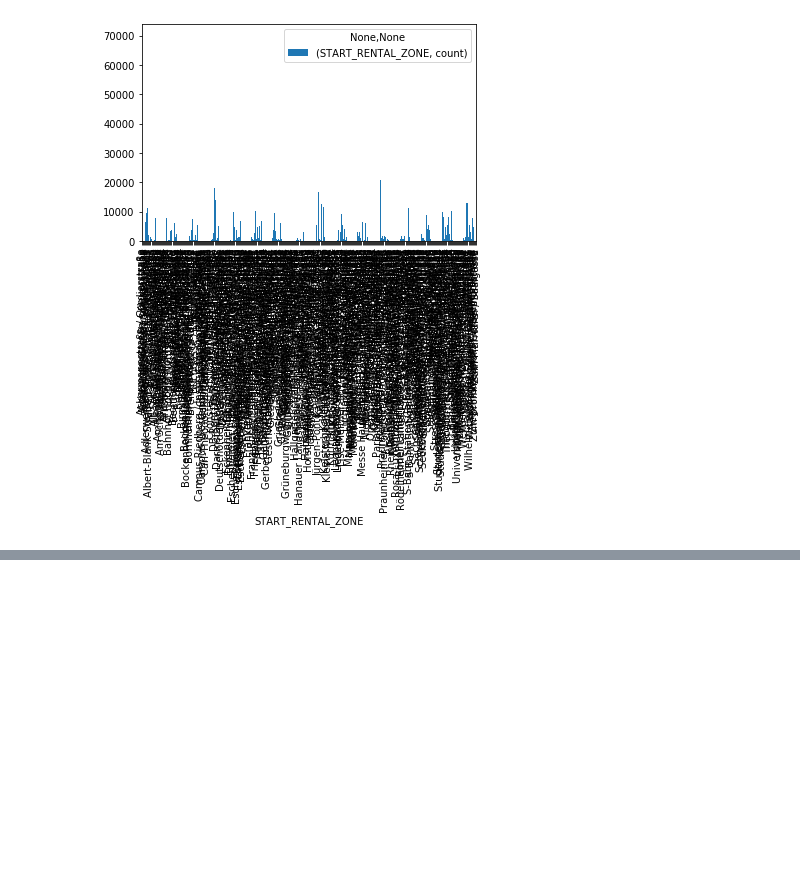
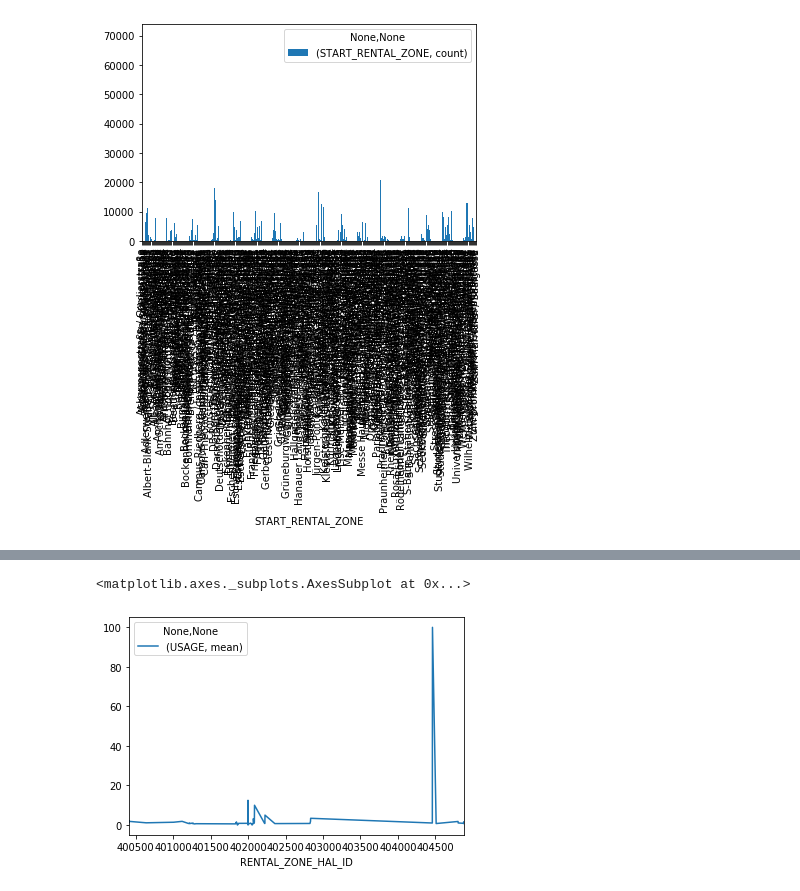
Before and after one commit to AA-Black-Mamba/Workspace, a Jupyter notebook: ProjectONE.ipynb, the cells around one changed output, grey strips where cells are left out. Drawn from its saved outputs; the diff is of its cells as text; code cells hidden in the pictures; blank space fills up the shorter version.

```diff
--- a/ProjectONE.ipynb
+++ b/ProjectONE.ipynb
@@ -186,3 +186,5 @@ rentalzone.groupby(['START_RENTAL_ZONE']).agg({'START_RENTAL_ZONE': ['count']}).
 # %% [output]
 AttributeError: 'AxesSubplot' object has no attribute 'head'
 [figure]
+# %%
+availbility_data = pd.read_csv('./HACKATHON_AVAILABILITY_CALL_A_BIKE.csv', delimiter=';')
@@ -188,0 +267,2 @@ AttributeError: 'AxesSubplot' object has no attribute 'head'
+# %%
+availbility_data['AVAILABILITY'] = np.where(availbility_data['AVAILABILITY']==86400, '1', '0')
@@ -188,0 +279,2 @@ AttributeError: 'AxesSubplot' object has no attribute 'head'
+# %%
+availbility_data2 = availbility_data.groupby(['DATE_DAY', 'RENTAL_ZONE_HAL_ID', 'AVAILABILITY']).agg({'AVAILABILITY': ['count']}).unstack().fillna(0)
@@ -188,0 +285,2 @@ AttributeError: 'AxesSubplot' object has no attribute 'head'
+# %%
+availbility_data2['USAGE'] = ((availbility_data2['AVAILABILITY', 'count', '0'] / (availbility_data2['AVAILABILITY', 'count', '0'] + availbility_data2['AVAILABILITY', 'count', '1']))*100).replace([np.inf , -np.inf], 0)
@@ -188,0 +299,5 @@ AttributeError: 'AxesSubplot' object has no attribute 'head'
+# %%
+availbility_data2.groupby(['RENTAL_ZONE_HAL_ID']).agg({'USAGE': ['mean']}).plot()
+# %% [output]
+<matplotlib.axes._subplots.AxesSubplot at 0x...>
+[figure, added]
```
Also changed, not shown: parts of 16 cells of this notebook.
